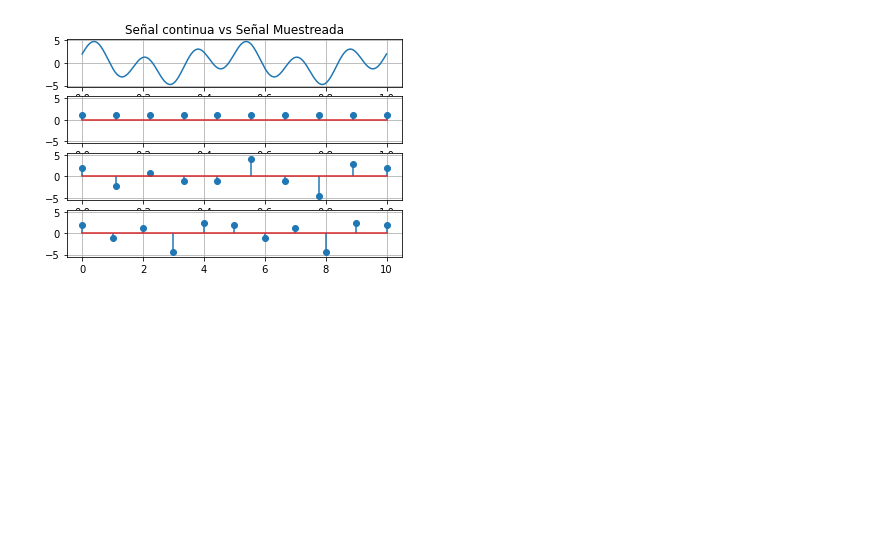
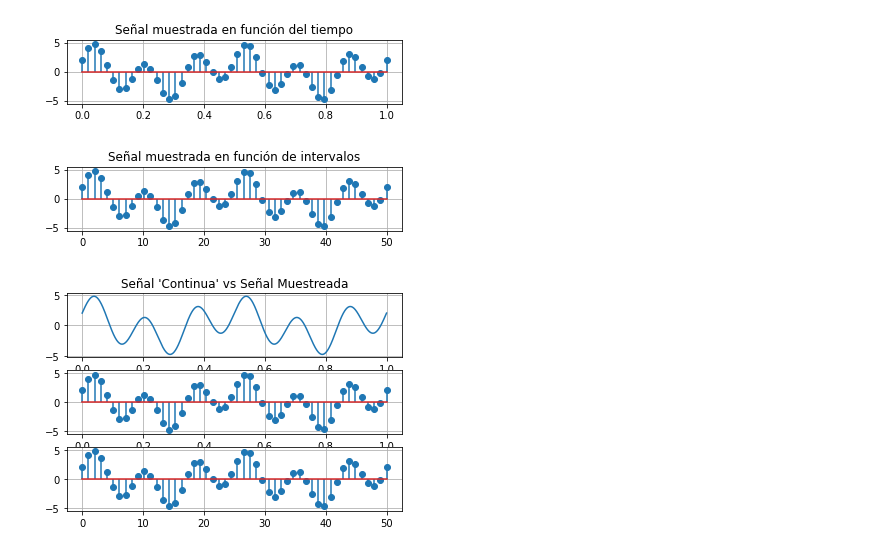
Before and after one commit to crvargasm/ApuntesTISC, a Jupyter notebook: ejercicioMuestreo.ipynb, the cells around one changed output. Saved outputs shown, nothing was run; the diff lists cells and outputs as text; code cells hidden in the pictures; blank space fills up the shorter version.

```diff
--- a/ejercicioMuestreo.ipynb
+++ b/ejercicioMuestreo.ipynb
@@ -7,43 +25,58 @@ Ejercicio sacado de CyM Tech **[[YouTube](https://www.youtube.com/watch?v=bYdPrk
+# %%
+#Discretizacion de la señal análoga
+F_s = 50    #frecuencia de muestreo [muestras por segundo]
+T_s = 1/F_s  #Periodo de muestreo en segundos   [ciclos por segundo]
+nT = np.linspace(0, 1, F_s)     #Instantes de muestreo
+x_nT = 2*np.cos(2*np.pi*2*nT)+3*np.sin(2*np.pi*6*nT) #Función de tiempo discreto, cambiamos la variable de tiempo de 'continua' a discreta
+
+plt.subplot(3,1,2)
+plt.stem(nT, x_nT)
+plt.ylim(-5.5,5.5)
+plt.title("Señal muestrada en función del tiempo")
+plt.grid("True")
+# %% [output]
+[figure, added]
+# %%
+#Señal de tiempo discreto
+N=F_s   #Número de muestras que vamos a tener de una señal en tiempo discreto
+n=np.linspace(0, N, N)  #Conjunto de muestras [0,1,2,3,...,N]
+x_n = 2*np.cos(2*np.pi*(2)*n)+3*np.sin(2*np.pi*(6)*n) #[ciclos por muestra]
+
+plt.subplot(3,1,3)
+plt.stem(n, x_n)
+plt.ylim(-5.5,5.5)
+plt.title("Señal muestrada en función de intervalos")
+plt.grid("True")
+# %% [output]
+[figure, added]
 # %%
-import matplotlib.pyplot as plt
-import numpy as np
+#Señal de tiempo "Continuo"
+t = np.linspace(0, 1, 1000)     #Tiempo desde 0 hasta 1 (sg) con 1000 steps entre ese intervalo
+x_t = 2*np.cos(2*np.pi*2*t)+3*np.sin(2*np.pi*6*t)   #Abstracción de nuestra función de tiempo
 
-#Definición de parámetros
-
-t = np.linspace(0, 1, 1000)
-x_t = 2*np.cos(2*np.pi*2*t)+3*np.sin(2*np.pi*6*t)
-
-
-plt.subplot(4,1,1)
+plt.subplot(3,1,1)
 plt.plot(t, x_t)
 plt.grid("True")
-plt.title("Señal continua vs Señal Muestreada")
+plt.title("Señal 'Continua' vs Señal Muestreada")
 plt.show
 
-F_s = 10
-x = np.linspace(0,1,F_s)
-d = 1+x-x
-plt.subplot(4,1,2)
-plt.stem(x, d)
-plt.ylim(-5.5,5.5)
-plt.grid("True")
-
-T_s =1/F_s #Periodo de muestreo en segundos
+#Discretizacion de la señal análoga
 nT = np.linspace(0, 1, F_s)
 x_nT = 2*np.cos(2*np.pi*2*nT)+3*np.sin(2*np.pi*6*nT)
 
-plt.subplot(4,1,3)
+plt.subplot(3,1,2)
 plt.stem(nT, x_nT)
 plt.ylim(-5.5,5.5)
 plt.grid("True")
 
-N=F_s
-n=np.linspace(0, N, N+1)
-x_n = 2*np.cos(2*np.pi*(2/F_s)*n)+3*np.sin(2*np.pi*(6/F_s)*n)
+#Señal de tiempo discreto
+N=F_s   #Número de muestras que vamos a tener de una señal en tiempo discreto
+n=np.linspace(0, N, N)  #Conjunto de muestras [0,1,2,3,...,N]
+x_n = 2*np.cos(2*np.pi*(2)*n)+3*np.sin(2*np.pi*(6)*n) #[ciclos por muestra]
 
-plt.subplot(4,1,4)
+plt.subplot(3,1,3)
 plt.stem(n, x_n)
 plt.ylim(-5.5,5.5)
 plt.grid("True")
 # %% [output]
-[figure, old version]
+[figure, new version]
```
Also changed, not shown: parts of 2 cells of this notebook.
